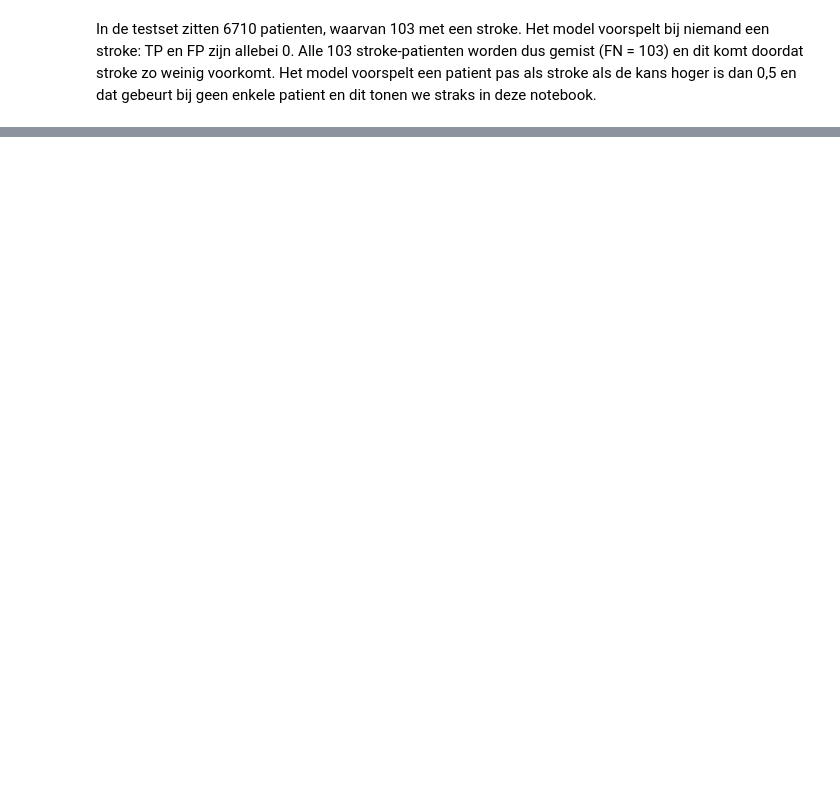
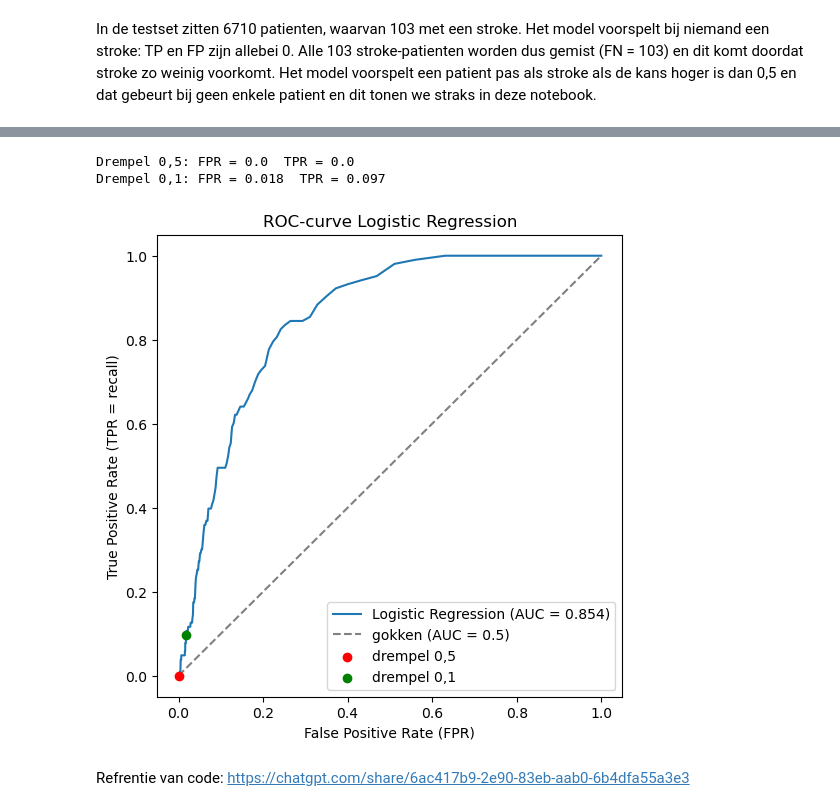
Before and after one commit to AlishaSR2k5/Machine-Learning-Portfolio-1, a Jupyter notebook: portfolio_opdracht_stroke.ipynb, the cells around one changed output, grey strips where cells are left out. Drawn from its saved outputs; the diff is of its cells as text; code cells hidden in the pictures; blank space fills up the shorter version.

```diff
--- a/portfolio_opdracht_stroke.ipynb
+++ b/portfolio_opdracht_stroke.ipynb
@@ -512,0 +644,40 @@ In de testset zitten 6710 patienten, waarvan 103 met een stroke. Het model voors
+# %%
+# drempels van 0 tot 1 in stappen van 0,001
+drempels = [i / 1000 for i in range(1001)]
+tpr_lijst = []
+fpr_lijst = []
+
+# per drempel een confusion matrix maken en TPR en FPR uitrekenen
+for drempel in drempels:
+    voorspelling = (y_kans >= drempel).astype(int)
+    tn_d, fp_d, fn_d, tp_d = confusion_matrix(y_test, voorspelling).ravel()
+    tpr_lijst.append(tp_d / (tp_d + fn_d))
+    fpr_lijst.append(fp_d / (fp_d + tn_d))
+
+# de twee punten van onze confusion matrices
+print("Drempel 0,5: FPR =", round(fp / (fp + tn), 3),
+      " TPR =", round(tp / (tp + fn), 3))
+print("Drempel 0,1: FPR =", round(fp2 / (fp2 + tn2), 3),
+      " TPR =", round(tp2 / (tp2 + fn2), 3))
+
+# ROC curve tekenen, met de diagonaal (gokken) als vergelijking
+auc = roc_auc_score(y_test, y_kans)
+plt.figure(figsize=(6, 6))
+plt.plot(fpr_lijst, tpr_lijst, label=f"Logistic Regression (AUC = {auc:.3f})")
+plt.plot([0, 1], [0, 1], linestyle="--", color="grey",
+         label="gokken (AUC = 0.5)")
+plt.scatter(fp / (fp + tn), tp / (tp + fn), color="red", zorder=3,
+            label="drempel 0,5")
+plt.scatter(fp2 / (fp2 + tn2), tp2 / (tp2 + fn2), color="green", zorder=3,
+            label="drempel 0,1")
+plt.xlabel("False Positive Rate (FPR)")
+plt.ylabel("True Positive Rate (TPR = recall)")
+plt.title("ROC-curve Logistic Regression")
+plt.legend()
+plt.show()
+# %% [output]
+Drempel 0,5: FPR = 0.0  TPR = 0.0
+Drempel 0,1: FPR = 0.018  TPR = 0.097
+[figure, added]
+# %% [markdown]
+Refrentie van code: https://chatgpt.com/share/6ac417b9-2e90-83eb-aab0-6b4dfa55a3e3
```
Also changed, not shown: parts of 12 cells of this notebook.
